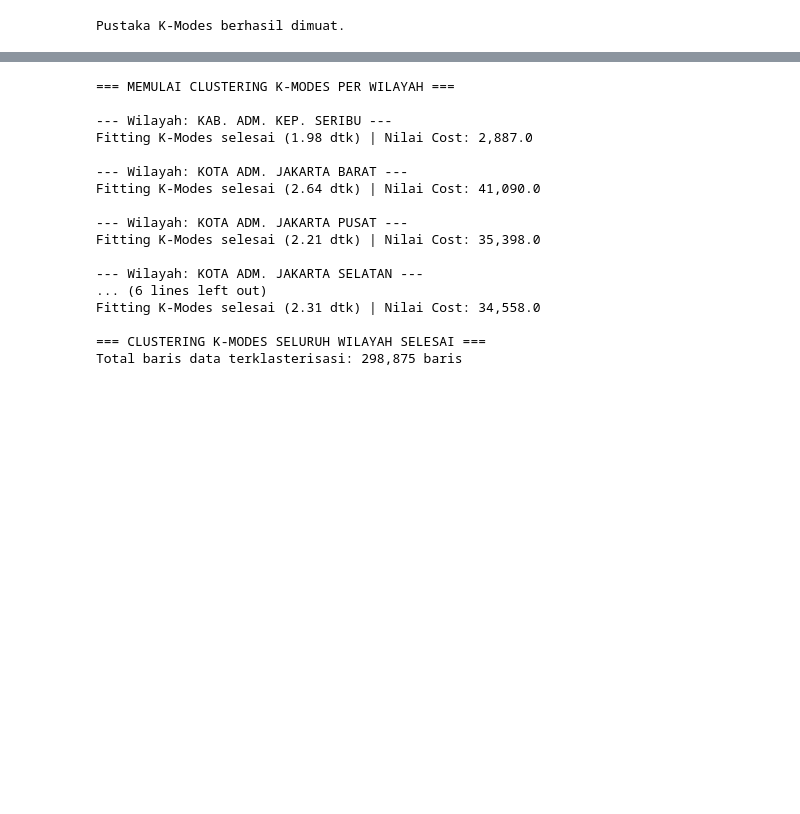
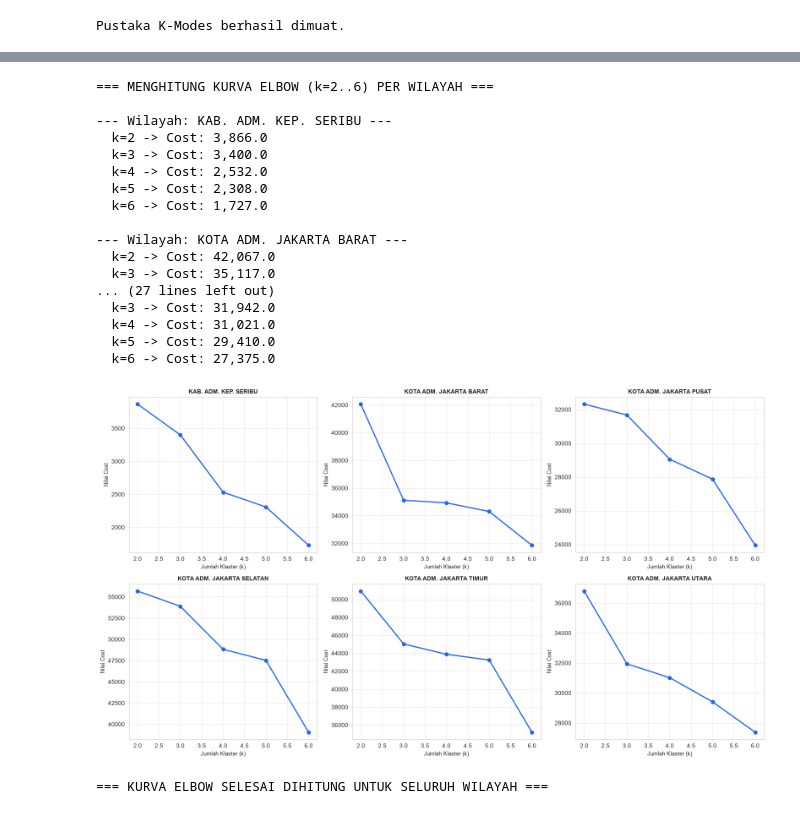
Before and after one commit to AdrianoDeshon1012/Program-Skripsi-Segmentasi-UMKM, a Jupyter notebook: notebooks/02_kmodes_partitioning.ipynb, the cells around one changed output, grey strips where cells are left out. Drawn from its saved outputs; the diff is of its cells as text; code cells hidden in the pictures; blank space fills up the shorter version.

```diff
--- a/notebooks/02_kmodes_partitioning.ipynb
+++ b/notebooks/02_kmodes_partitioning.ipynb
@@ -80,37 +84,54 @@ Menjalankan algoritma *K-Modes* ($k=3$) pada masing-masing wilayah administrasi.
 # %%
 daftar_wilayah = sorted(df['wilayah'].unique().tolist())
-clustered_list = []
-model_dict = {}
 
-print("=== MEMULAI CLUSTERING K-MODES PER WILAYAH ===")
-for wil in daftar_wilayah:
+fig, axes = plt.subplots(2, 3, figsize=(16, 9))
+axes = axes.flatten()
+
+elbow_records = []
+
+print("=== MENGHITUNG KURVA ELBOW (k=2..6) PER WILAYAH ===")
+for idx, wil in enumerate(daftar_wilayah):
     print(f"\n--- Wilayah: {wil} ---")
-    df_wil = df[df['wilayah'] == wil].copy()
+    df_wil = df[df['wilayah'] == wil]
+    X_wil = df_wil[FEATURES].values
 
-    df_clustered_wil, model_wil = train_kmodes_region(df_wil, n_clusters=3, random_state=42)
+    k_vals, costs = [], []
+    for k in range(2, 7):
+        km = KModes(n_clusters=k, init='Cao', n_init=5, verbose=0, random_state=42, n_jobs=1)
+        km.fit(X_wil)
+        k_vals.append(k)
+        costs.append(km.cost_)
+        elbow_records.append({'wilayah': wil, 'k': k, 'cost': km.cost_})
+        print(f"  k={k} -> Cost: {km.cost_:,}")
 
-    clustered_list.append(df_clustered_wil)
-    model_dict[wil] = model_wil
+    axes[idx].plot(k_vals, costs, marker='o', color='#2563EB', linewidth=2, markersize=6)
+    axes[idx].set_title(f"{wil}", fontsize=10, fontweight='bold')
+    axes[idx].set_xlabel("Jumlah Klaster (k)", fontsize=9)
+    axes[idx].set_ylabel("Nilai Cost", fontsize=9)
+    axes[idx].grid(True, linestyle='--', alpha=0.6)
 
-# Menggabungkan seluruh data yang telah terklasterisasi
-df_final = pd.concat(clustered_list, ignore_index=True)
-print("\n=== CLUSTERING K-MODES SELURUH WILAYAH SELESAI ===")
-print(f"Total baris data terklasterisasi: {len(df_final):,} baris")
+plt.tight_layout()
+plt.show()
+
+df_elbow = pd.DataFrame(elbow_records)
+print("\n=== KURVA ELBOW SELESAI DIHITUNG UNTUK SELURUH WILAYAH ===")
 # %% [output]
-=== MEMULAI CLUSTERING K-MODES PER WILAYAH ===
+=== MENGHITUNG KURVA ELBOW (k=2..6) PER WILAYAH ===
 
 --- Wilayah: KAB. ADM. KEP. SERIBU ---
-Fitting K-Modes selesai (1.98 dtk) | Nilai Cost: 2,887.0
+  k=2 -> Cost: 3,866.0
+  k=3 -> Cost: 3,400.0
+  k=4 -> Cost: 2,532.0
+  k=5 -> Cost: 2,308.0
+  k=6 -> Cost: 1,727.0
 
 --- Wilayah: KOTA ADM. JAKARTA BARAT ---
-Fitting K-Modes selesai (2.64 dtk) | Nilai Cost: 41,090.0
-
---- Wilayah: KOTA ADM. JAKARTA PUSAT ---
-Fitting K-Modes selesai (2.21 dtk) | Nilai Cost: 35,398.0
-
---- Wilayah: KOTA ADM. JAKARTA SELATAN ---
-... (6 lines left out)
-Fitting K-Modes selesai (2.31 dtk) | Nilai Cost: 34,558.0
-
-=== CLUSTERING K-MODES SELURUH WILAYAH SELESAI ===
-Total baris data terklasterisasi: 298,875 baris
+  k=2 -> Cost: 42,067.0
+  k=3 -> Cost: 35,117.0
+... (27 lines left out)
+  k=3 -> Cost: 31,942.0
+  k=4 -> Cost: 31,021.0
+  k=5 -> Cost: 29,410.0
+  k=6 -> Cost: 27,375.0
+[figure, added]
+=== KURVA ELBOW SELESAI DIHITUNG UNTUK SELURUH WILAYAH ===
```
Also changed, not shown: parts of 12 cells of this notebook, 7 other files.
